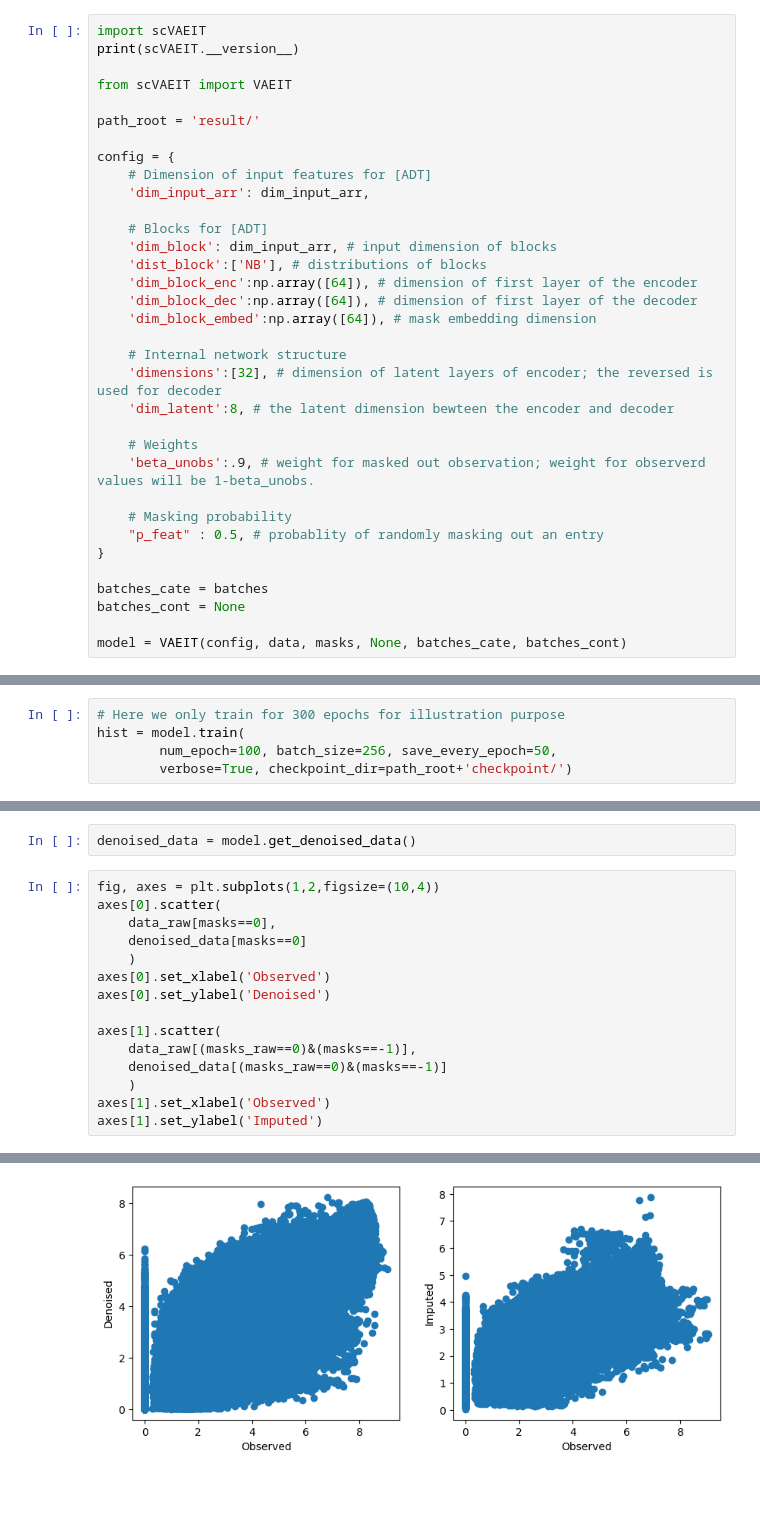
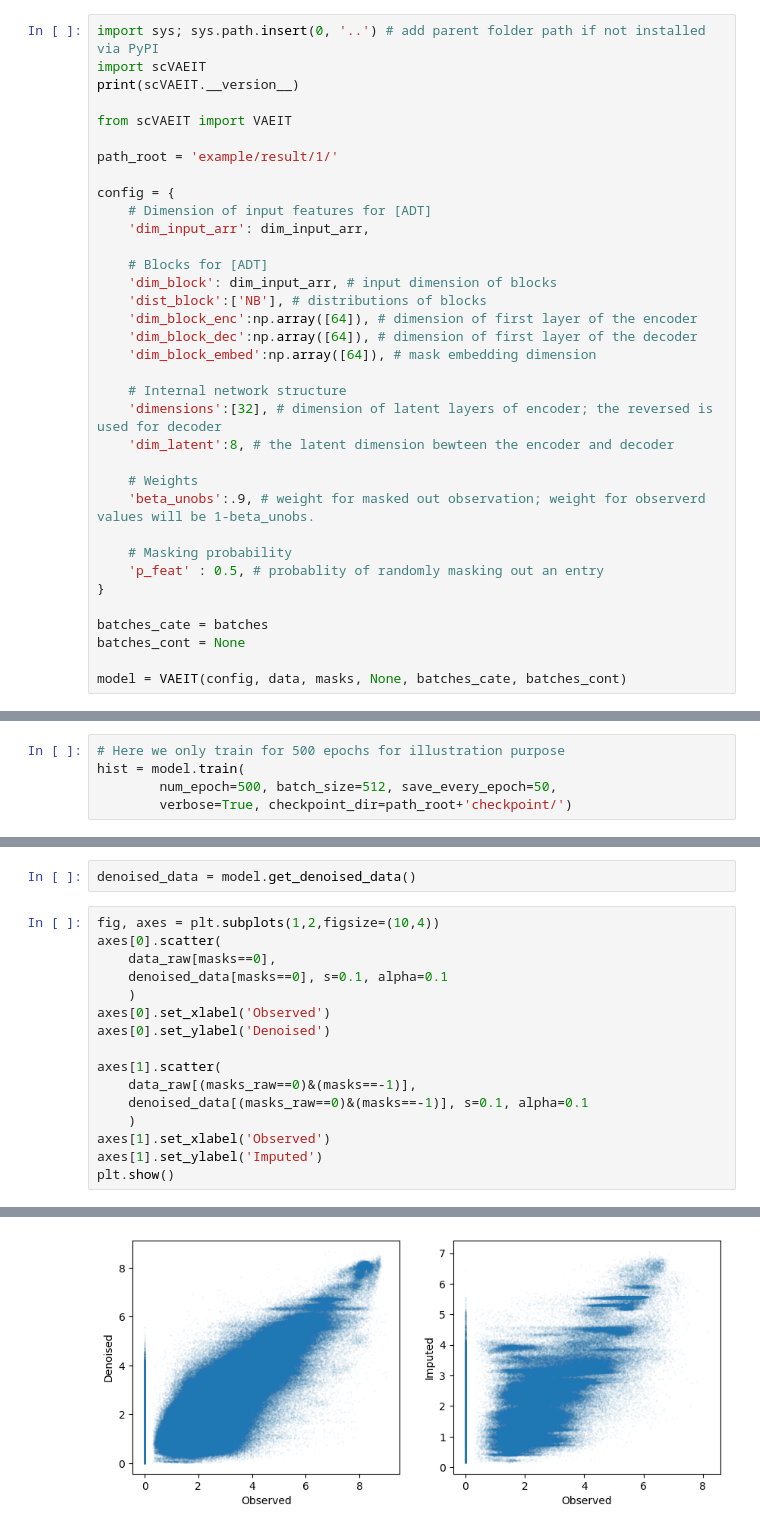
Before and after one commit to jaydu1/scVAEIT, a Jupyter notebook: example/imputation_1modality.ipynb, the cells around one changed output, grey strips where cells are left out. Drawn from its saved outputs; the diff is of its cells as text; blank space fills up the shorter version.

Commit message:
Update Python examples

```diff
--- a/example/imputation_1modality.ipynb
+++ b/example/imputation_1modality.ipynb
@@ -90,12 +87,13 @@ Sample sizes: [8689 8535]. Feature sizes: [227].
 # %% [markdown]
 # Set up config for model training
 # %%
+import sys; sys.path.insert(0, '..') # add parent folder path if not installed via PyPI
 import scVAEIT
 print(scVAEIT.__version__)
 
 from scVAEIT import VAEIT
 
-path_root = 'result/'
+path_root = 'example/result/1/'
 
 config = {
     # Dimension of input features for [ADT]
@@ -116,7 +114,7 @@ config = {
     'beta_unobs':.9, # weight for masked out observation; weight for observerd values will be 1-beta_unobs.
 
     # Masking probability
-    "p_feat" : 0.5, # probablity of randomly masking out an entry
+    'p_feat' : 0.5, # probablity of randomly masking out an entry
 }
 
 batches_cate = batches
@@ -144,6 +127,6 @@ array([9.0543, 9.0543, 9.0543, 9.0543, 9.0543, 9.0543, 9.0543, 9.0543,
 # %%
-# Here we only train for 300 epochs for illustration purpose
+# Here we only train for 500 epochs for illustration purpose
 hist = model.train(
-        num_epoch=100, batch_size=256, save_every_epoch=50,
+        num_epoch=500, batch_size=512, save_every_epoch=50,
         verbose=True, checkpoint_dir=path_root+'checkpoint/')
 # %% [output]
@@ -199,15 +178,16 @@ denoised_data = model.get_denoised_data()
 fig, axes = plt.subplots(1,2,figsize=(10,4))
 axes[0].scatter(
     data_raw[masks==0],
-    denoised_data[masks==0]
+    denoised_data[masks==0], s=0.1, alpha=0.1
     )
 axes[0].set_xlabel('Observed')
 axes[0].set_ylabel('Denoised')
 
 axes[1].scatter(
     data_raw[(masks_raw==0)&(masks==-1)],
-    denoised_data[(masks_raw==0)&(masks==-1)]
+    denoised_data[(masks_raw==0)&(masks==-1)], s=0.1, alpha=0.1
     )
 axes[1].set_xlabel('Observed')
 axes[1].set_ylabel('Imputed')
+plt.show()
 # %% [output]
@@ -215 +194 @@ Text(0, 0.5, 'Imputed')
-[figure, old version]
+[figure, new version]
```
Also changed, not shown: parts of 6 cells of this notebook, 6 other files.
